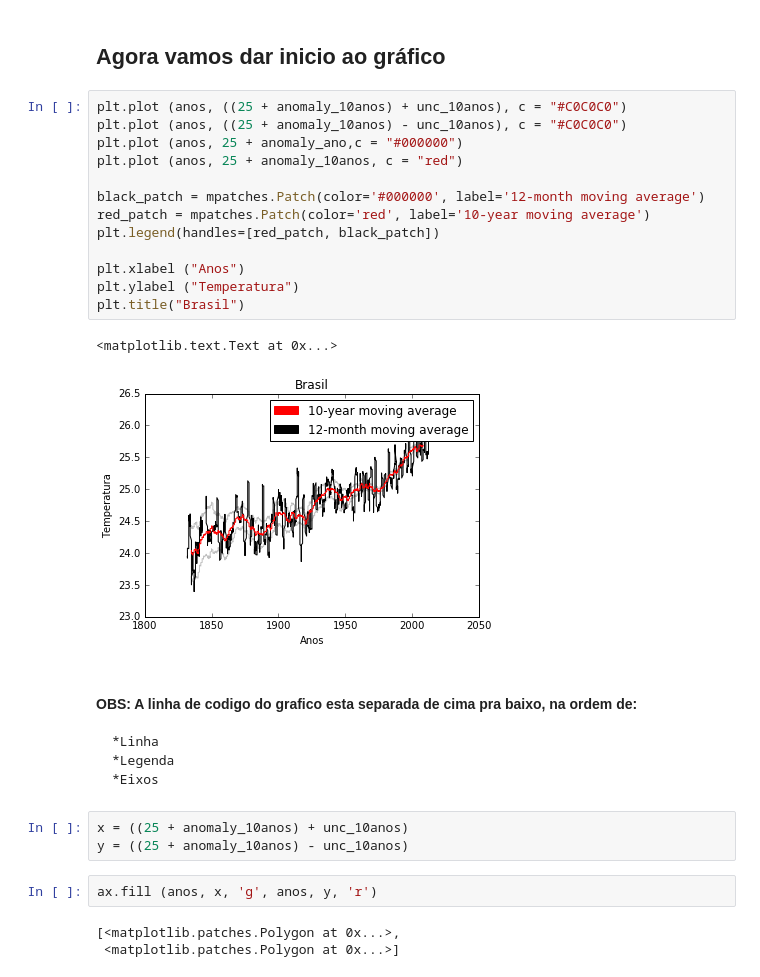
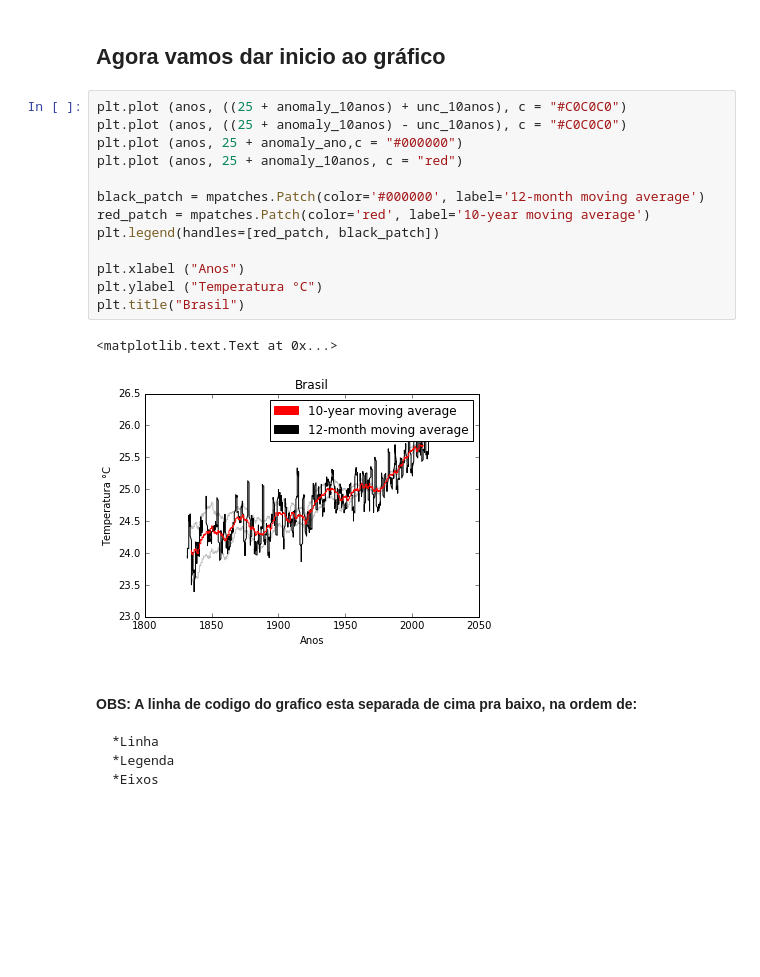
Before and after one commit to mat-esp-2016/python-1-gnt2, a Jupyter notebook: Python.ipynb, the cells around one changed output. Saved outputs shown, nothing was run; the diff lists cells and outputs as text; blank space fills up the shorter version.

```diff
--- a/Python.ipynb
+++ b/Python.ipynb
@@ -64,29 +64,21 @@ print (np.nanmean (anomaly_ano))
 # %%
 plt.plot (anos, ((25 + anomaly_10anos) + unc_10anos), c = "#C0C0C0")
 plt.plot (anos, ((25 + anomaly_10anos) - unc_10anos), c = "#C0C0C0")
 plt.plot (anos, 25 + anomaly_ano,c = "#000000")
 plt.plot (anos, 25 + anomaly_10anos, c = "red")
 
 black_patch = mpatches.Patch(color='#000000', label='12-month moving average')
 red_patch = mpatches.Patch(color='red', label='10-year moving average')
 plt.legend(handles=[red_patch, black_patch])
 
 plt.xlabel ("Anos")
-plt.ylabel ("Temperatura")
+plt.ylabel ("Temperatura °C")
 plt.title("Brasil")
 # %% [output]
 <matplotlib.text.Text at 0x...>
-[figure, old version]
+[figure, new version]
 # %% [markdown]
 #### OBS: A linha de codigo do grafico esta separada de cima pra baixo, na ordem de:
     *Linha
     *Legenda
     *Eixos
-# %%
-x = ((25 + anomaly_10anos) + unc_10anos)
-y = ((25 + anomaly_10anos) - unc_10anos)
-# %%
-ax.fill (anos, x, 'g', anos, y, 'r')
-# %% [output]
-[<matplotlib.patches.Polygon at 0x...>,
- <matplotlib.patches.Polygon at 0x...>]
```
Also changed, not shown: parts of 1 cell of this notebook.
